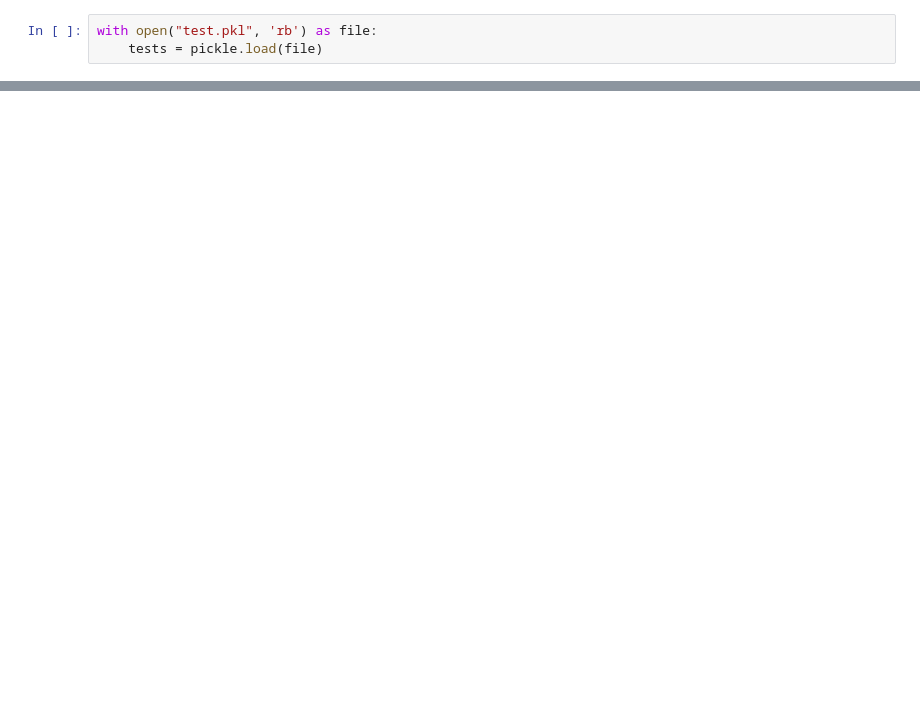
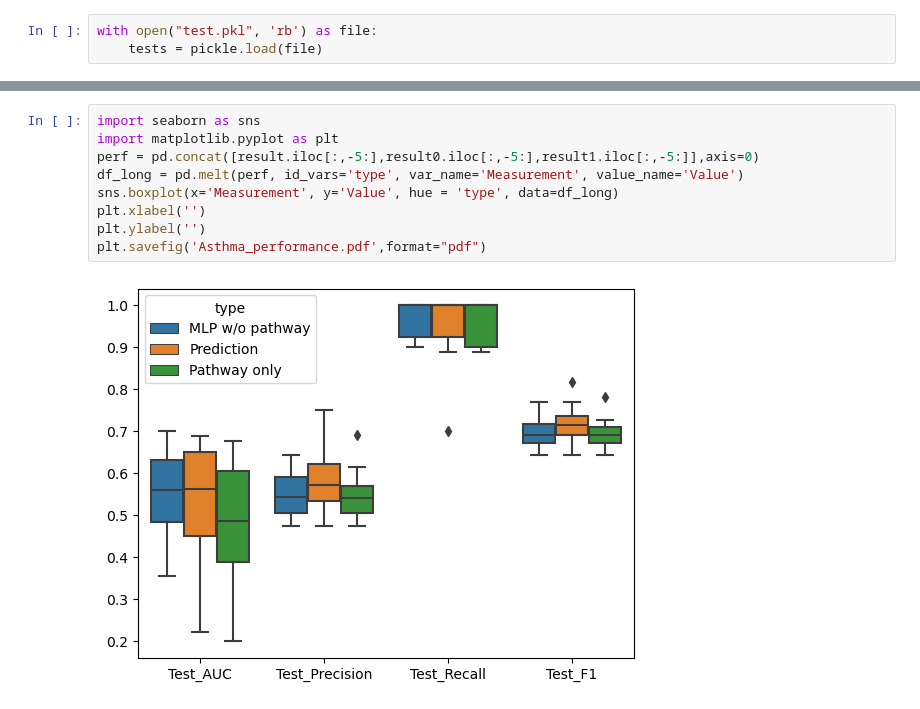
Before and after one commit to cloudmacchiato/dlmethylation, a Jupyter notebook: visualization.ipynb, the cells around one changed output, grey strips where cells are left out. Cells and saved outputs as stored; diff of their text form; blank space fills up the shorter version.

```diff
--- a/visualization.ipynb
+++ b/visualization.ipynb
@@ -36,3 +54,14 @@ plt.savefig('perf_new.png',dpi=300)
+# %%
+import seaborn as sns
+import matplotlib.pyplot as plt
+perf = pd.concat([result.iloc[:,-5:],result0.iloc[:,-5:],result1.iloc[:,-5:]],axis=0)
+df_long = pd.melt(perf, id_vars='type', var_name='Measurement', value_name='Value')
+sns.boxplot(x='Measurement', y='Value', hue = 'type', data=df_long)
+plt.xlabel('')
+plt.ylabel('')
+plt.savefig('Asthma_performance.pdf',format="pdf")
+# %% [output]
+[figure, added]
 # %%
 for i, shap in enumerate(shaps):
   fi = np.mean(np.abs(shap[1]), axis=0)
```
Also changed, not shown: parts of 11 cells of this notebook, 6 other files.
